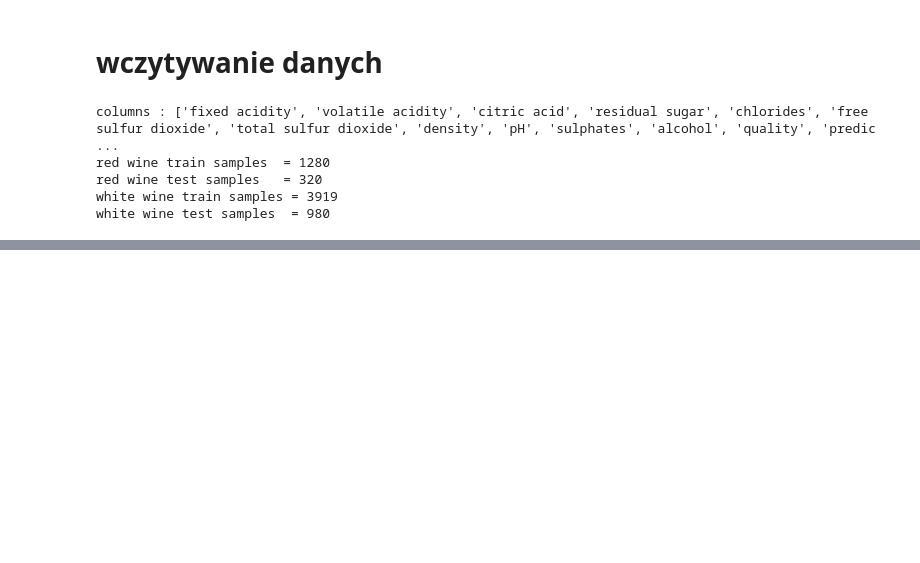
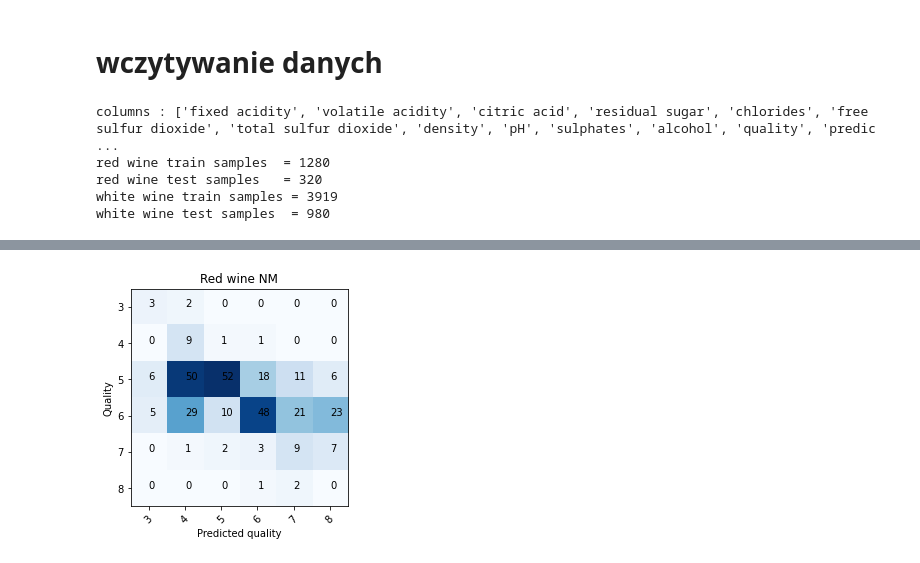
Before and after one commit to startled-cat/wine-quality-classification, a Jupyter notebook: wine.ipynb, the cells around one changed output, grey strips where cells are left out. Cells and saved outputs as stored; diff of their text form; code cells hidden in the pictures; blank space fills up the shorter version.

```diff
--- a/wine.ipynb
+++ b/wine.ipynb
@@ -76,0 +221,12 @@ white wine test samples  = 980
+# %%
+def nearest_mean_classifier(train, target, test, test_target):
+    clf = NearestCentroid()
+    clf.fit(train, target)
+    y_pred = clf.predict(test)
+
+    y_true = test_target.to_numpy()
+
+    acc = get_accuracy(y_true, y_pred)
+
+    print(f'Accuracy Score: {acc[0]}\nCohen Kappa Score: {acc[1]}\nBalanced Accuracy Score: {acc[2]}')
+    return y_pred
@@ -76,0 +304,6 @@ white wine test samples  = 980
+# %%
+print(f'NM White wine - featutres: {best_white_wine_features}')
+white_nm_prod = nearest_mean_classifier(white_wine_train, white_wine_target, white_wine_test, test_white_wine_target)
+print()
+print(f'NM Red wine - featutres: {best_white_wine_features}')
+red_nm_prod = nearest_mean_classifier(red_wine_train, red_wine_target, red_wine_test, test_red_wine_target)
@@ -76,0 +320,26 @@ white wine test samples  = 980
+# %%
+from sklearn.metrics import confusion_matrix
+import matplotlib.pyplot as plt
+
+def draw_confusion_matrix(y_true, y_pred, class_ids, title):
+    cm = confusion_matrix(y_true, y_pred)
+
+    plt.clf()
+    plt.imshow(cm, interpolation='nearest', cmap=plt.cm.Blues)
+    plt.title(title)
+    plt.ylabel('Quality')
+    plt.xlabel('Predicted quality')
+
+    tick_marks = np.arange(len(class_ids))
+    plt.xticks(tick_marks, class_ids, rotation=45)
+    plt.yticks(tick_marks, class_ids)
+
+    for i in range(len(class_ids)):
+        for j in range(len(class_ids)):
+            plt.text(j, i, str(cm[i][j]))
+
+    plt.show()
+# %%
+draw_confusion_matrix(test_red_wine_target.to_numpy(), red_nm_prod, class_ids_red, 'Red wine NM')
+# %% [output]
+[figure, added]
```
Also changed, not shown: parts of 16 cells of this notebook.
